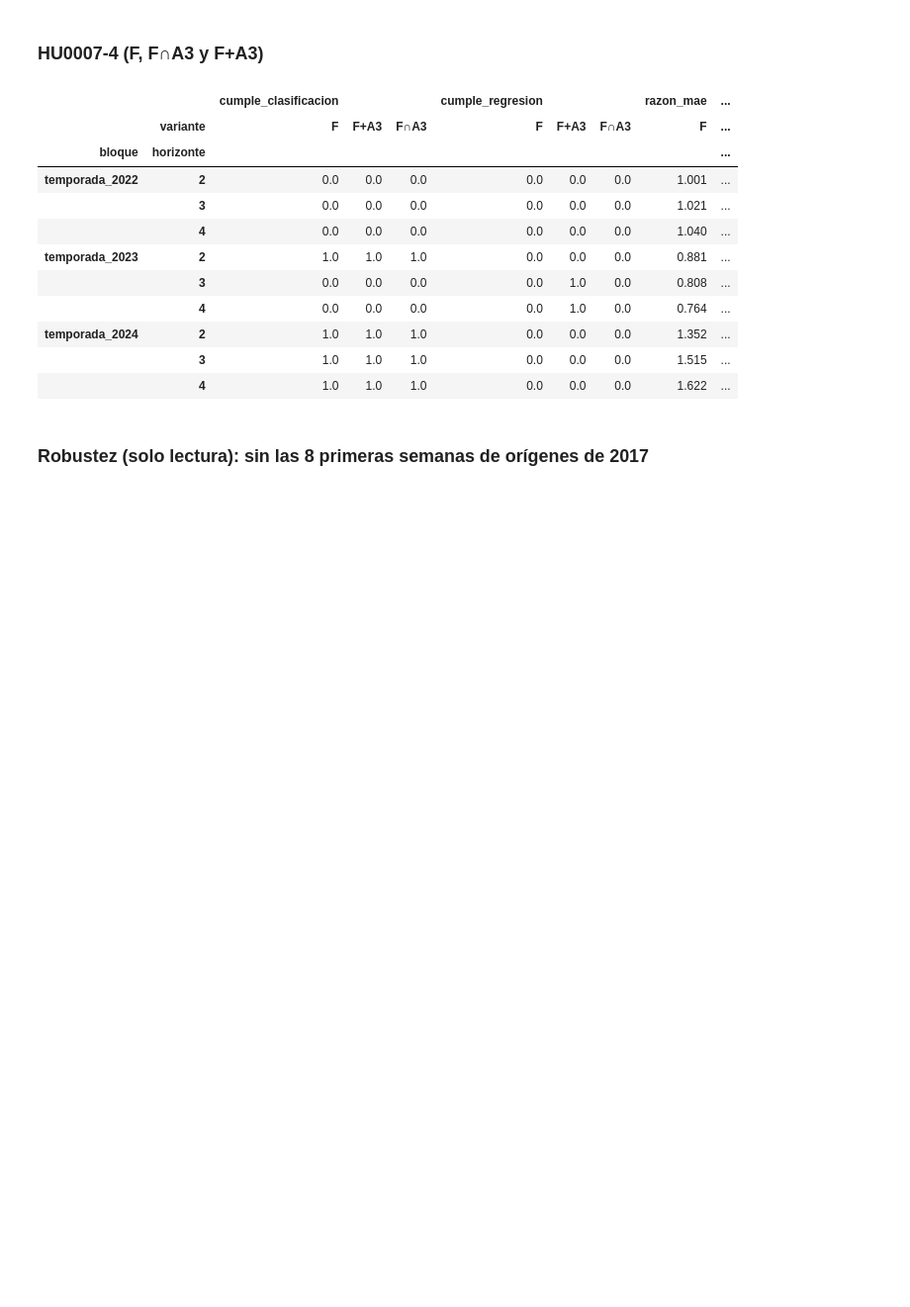
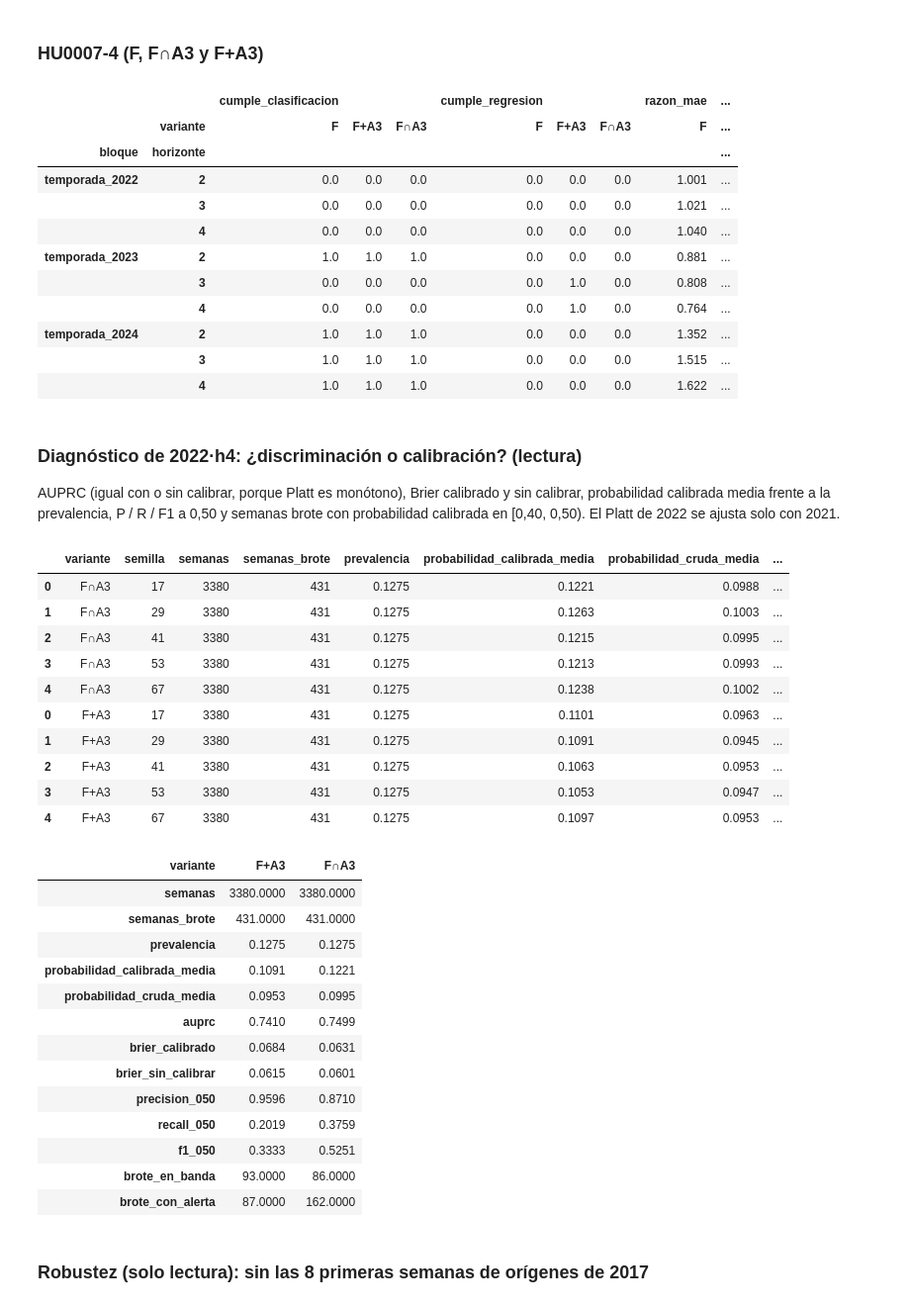
Before and after one commit to panconlocro/Denguekay, a Jupyter notebook: notebooks/35_modelado_clima_conteo.ipynb, the cells around one changed output. Shown at 99% size. Cells and saved outputs as stored; diff of their text form; code cells hidden in the pictures; blank space fills up the shorter version.

```diff
--- a/notebooks/35_modelado_clima_conteo.ipynb
+++ b/notebooks/35_modelado_clima_conteo.ipynb
@@ -279,6 +279,44 @@ hu.pivot_table(index=["bloque", "horizonte"], columns="variante",
 | temporada_2024 | 2 | 1.0 | 1.0 | 1.0 | 0.0 | 0.0 | 0.0 | 1.352 | ... |
 |  | 3 | 1.0 | 1.0 | 1.0 | 0.0 | 0.0 | 0.0 | 1.515 | ... |
 |  | 4 | 1.0 | 1.0 | 1.0 | 0.0 | 0.0 | 0.0 | 1.622 | ... |
+# %% [markdown]
+### Diagnóstico de 2022·h4: ¿discriminación o calibración? (lectura)
+
+AUPRC (igual con o sin calibrar, porque Platt es monótono), Brier calibrado y sin calibrar, probabilidad
+calibrada media frente a la prevalencia, P / R / F1 a 0,50 y semanas brote con probabilidad calibrada en
+[0,40, 0,50). El Platt de 2022 se ajusta solo con 2021.
+# %%
+diag_2022_h4 = pd.concat({"F∩A3": cc.diagnostico_celda(f_int["evaluaciones"], 4, "temporada_2022"),
+                          "F+A3": cc.diagnostico_celda(fa3["evaluaciones"], 4, "temporada_2022")},
+                         names=["variante"]).reset_index(level=0)
+display(diag_2022_h4.round(4))
+diag_2022_h4.groupby("variante").median(numeric_only=True).drop(columns="semilla").round(4).T
+# %% [output]
+|  | variante | semilla | semanas | semanas_brote | prevalencia | probabilidad_calibrada_media | probabilidad_cruda_media | ... |
+| 0 | F∩A3 | 17 | 3380 | 431 | 0.1275 | 0.1221 | 0.0988 | ... |
+| 1 | F∩A3 | 29 | 3380 | 431 | 0.1275 | 0.1263 | 0.1003 | ... |
+| 2 | F∩A3 | 41 | 3380 | 431 | 0.1275 | 0.1215 | 0.0995 | ... |
+| 3 | F∩A3 | 53 | 3380 | 431 | 0.1275 | 0.1213 | 0.0993 | ... |
+| 4 | F∩A3 | 67 | 3380 | 431 | 0.1275 | 0.1238 | 0.1002 | ... |
+| 0 | F+A3 | 17 | 3380 | 431 | 0.1275 | 0.1101 | 0.0963 | ... |
+| 1 | F+A3 | 29 | 3380 | 431 | 0.1275 | 0.1091 | 0.0945 | ... |
+| 2 | F+A3 | 41 | 3380 | 431 | 0.1275 | 0.1063 | 0.0953 | ... |
+| 3 | F+A3 | 53 | 3380 | 431 | 0.1275 | 0.1053 | 0.0947 | ... |
+| 4 | F+A3 | 67 | 3380 | 431 | 0.1275 | 0.1097 | 0.0953 | ... |
+| variante | F+A3 | F∩A3 |
+| semanas | 3380.0000 | 3380.0000 |
+| semanas_brote | 431.0000 | 431.0000 |
+| prevalencia | 0.1275 | 0.1275 |
+| probabilidad_calibrada_media | 0.1091 | 0.1221 |
+| probabilidad_cruda_media | 0.0953 | 0.0995 |
+| auprc | 0.7410 | 0.7499 |
+| brier_calibrado | 0.0684 | 0.0631 |
+| brier_sin_calibrar | 0.0615 | 0.0601 |
+| precision_050 | 0.9596 | 0.8710 |
+| recall_050 | 0.2019 | 0.3759 |
+| f1_050 | 0.3333 | 0.5251 |
+| brote_en_banda | 93.0000 | 86.0000 |
+| brote_con_alerta | 87.0000 | 162.0000 |
 # %% [markdown]
 ### Robustez (solo lectura): sin las 8 primeras semanas de orígenes de 2017
 # %%
```
Also changed, not shown: parts of 3 cells of this notebook, 4 other files.
